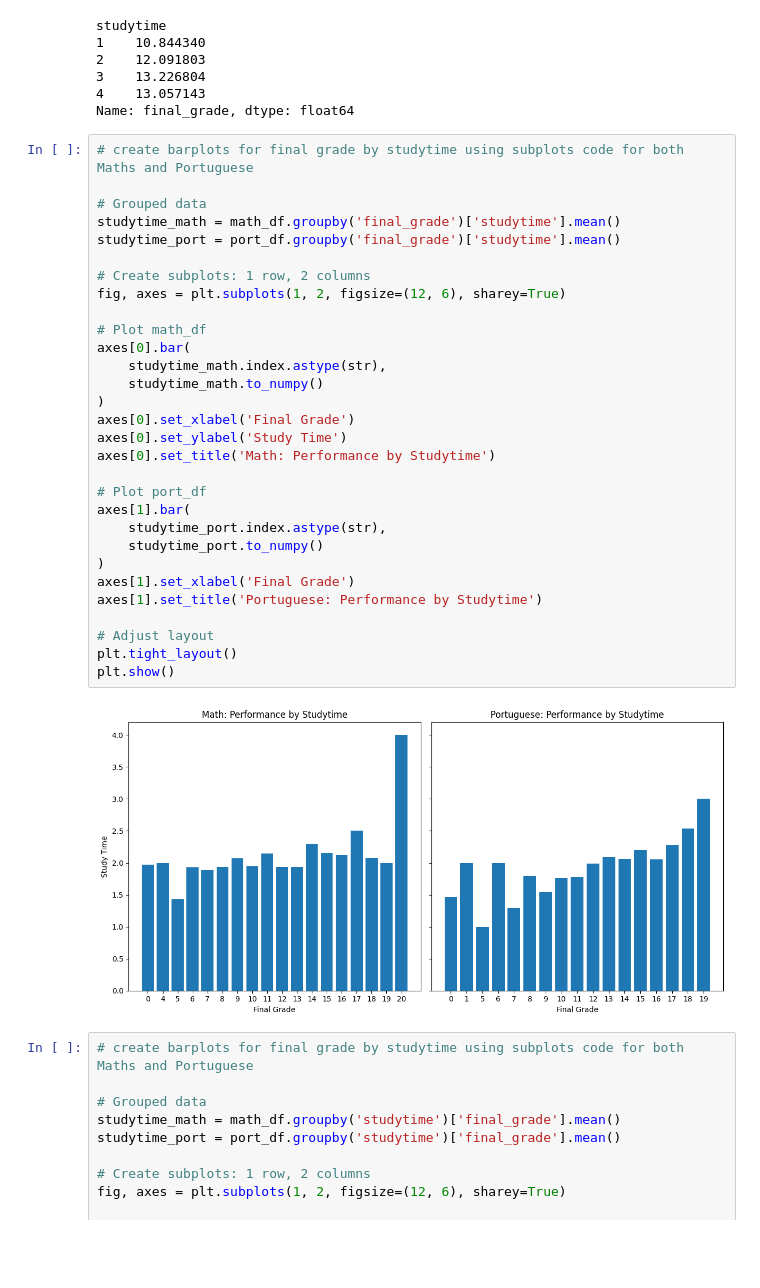
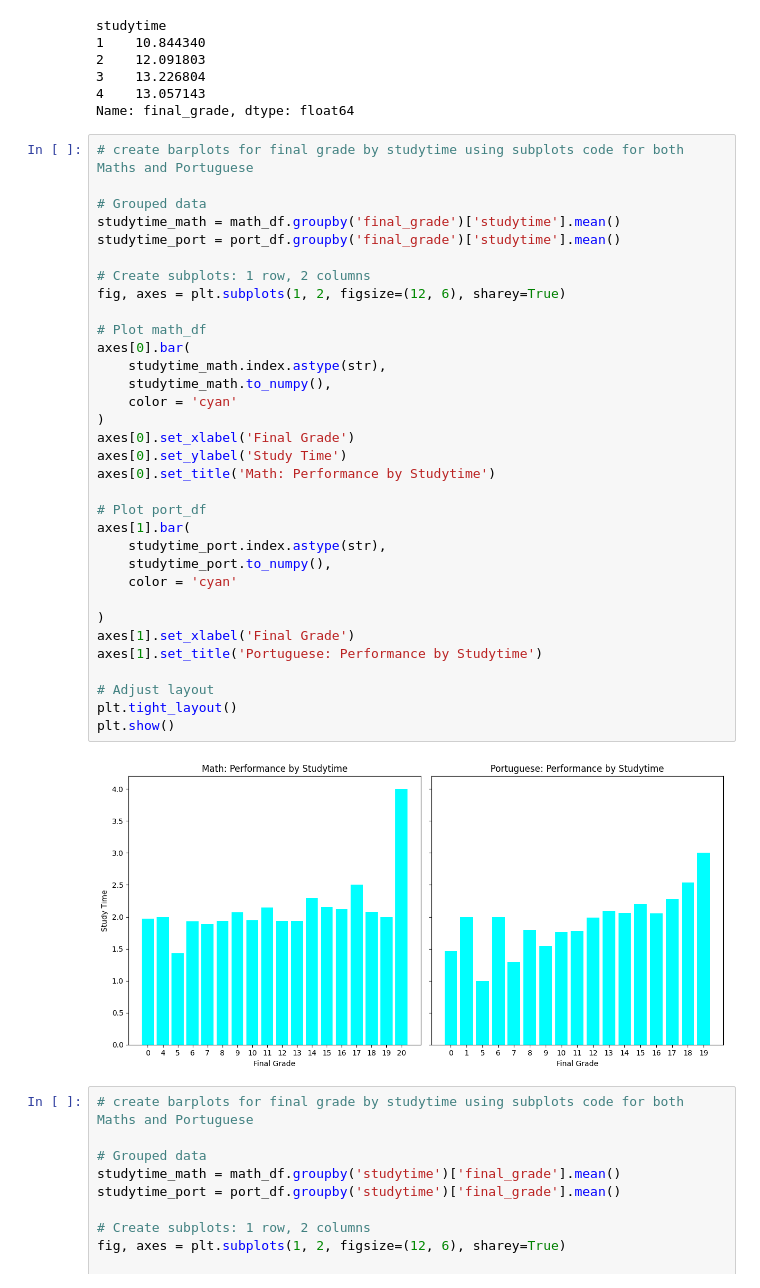
Before and after one commit to tingly-amua/Student-Performance-Analysis, a Jupyter notebook: EDA.ipynb, the cells around one changed output. Drawn from its saved outputs; the diff is of its cells as text; blank space fills up the shorter version.

Commit message:
change barplot color

```diff
--- a/EDA.ipynb
+++ b/EDA.ipynb
@@ -367,35 +367,38 @@ Name: final_grade, dtype: float64
 # %%
 # create barplots for final grade by studytime using subplots code for both Maths and Portuguese
 
 # Grouped data
 studytime_math = math_df.groupby('final_grade')['studytime'].mean()
 studytime_port = port_df.groupby('final_grade')['studytime'].mean()
 
 # Create subplots: 1 row, 2 columns
 fig, axes = plt.subplots(1, 2, figsize=(12, 6), sharey=True)
 
 # Plot math_df
 axes[0].bar(
     studytime_math.index.astype(str),
-    studytime_math.to_numpy()
+    studytime_math.to_numpy(),
+    color = 'cyan'
 )
 axes[0].set_xlabel('Final Grade')
 axes[0].set_ylabel('Study Time')
 axes[0].set_title('Math: Performance by Studytime')
 
 # Plot port_df
 axes[1].bar(
     studytime_port.index.astype(str),
-    studytime_port.to_numpy()
+    studytime_port.to_numpy(),
+    color = 'cyan'
+
 )
 axes[1].set_xlabel('Final Grade')
 axes[1].set_title('Portuguese: Performance by Studytime')
 
 # Adjust layout
 plt.tight_layout()
 plt.show()
 # %% [output]
-[figure, old version]
+[figure, new version]
 # %%
 # create barplots for final grade by studytime using subplots code for both Maths and Portuguese
 
```
Also changed, not shown: parts of 5 cells of this notebook.
